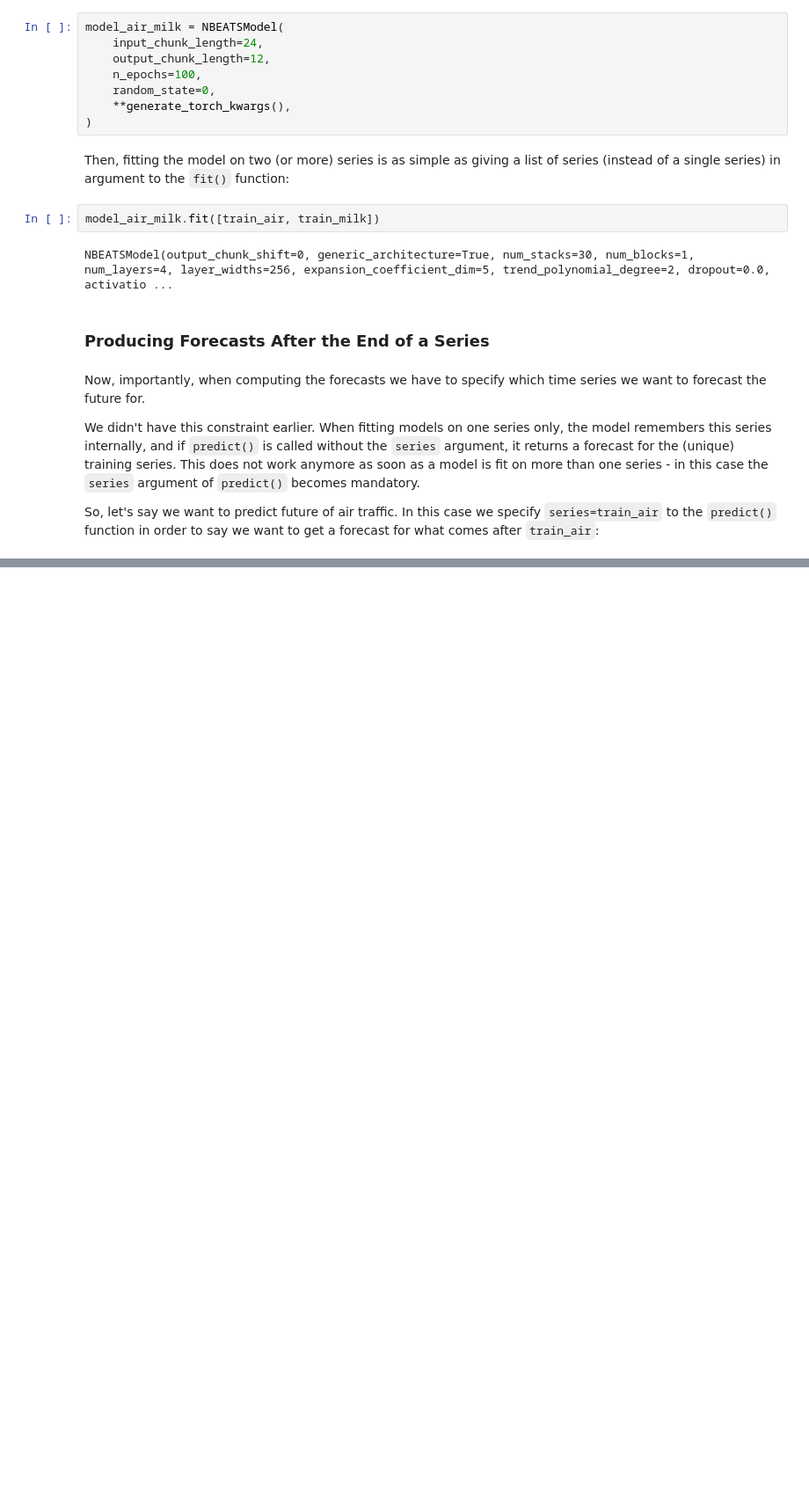
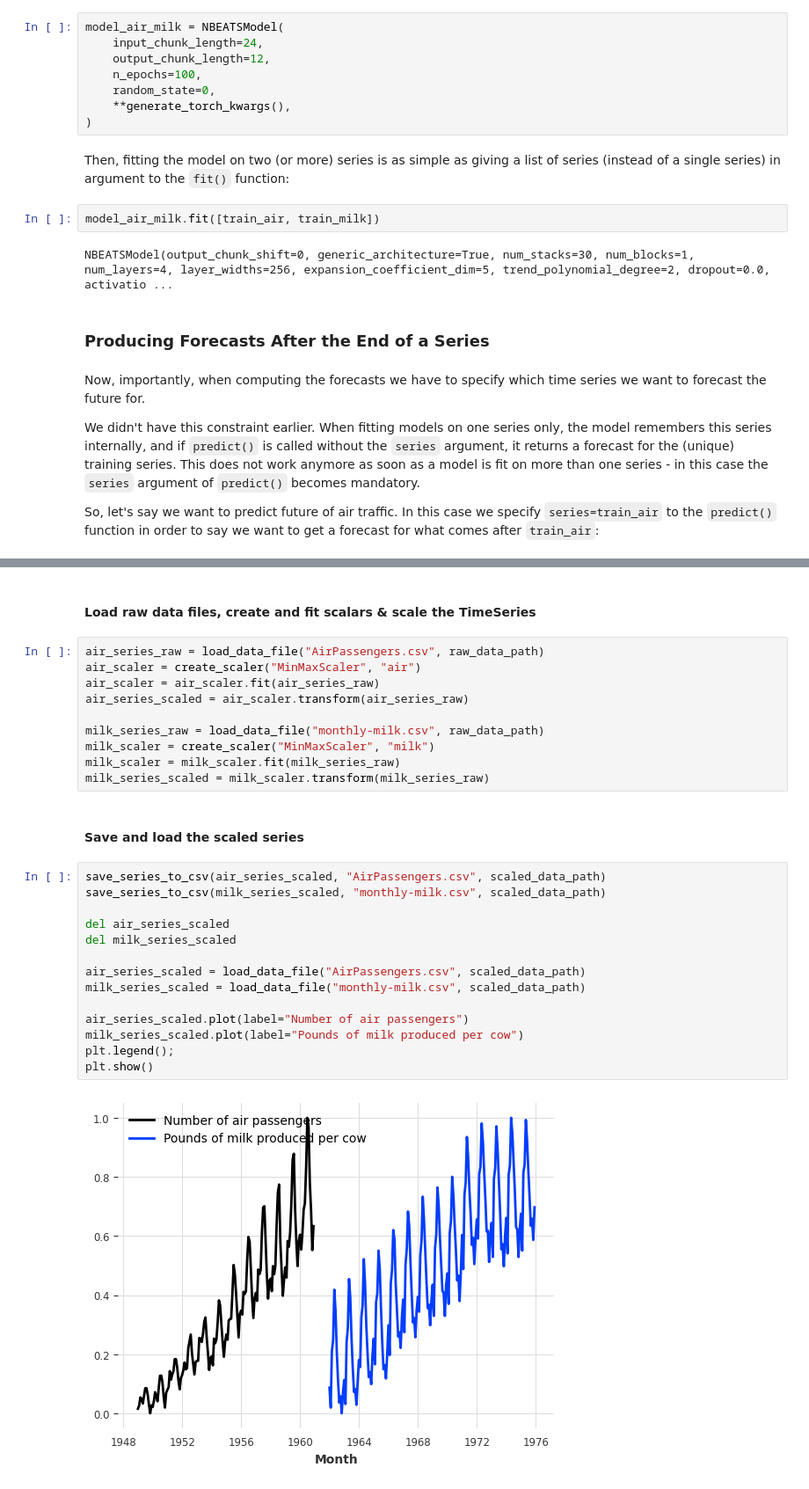
Before and after one commit to dshulman/darts, a Jupyter notebook: examples/101-Multi-time-series-from files.ipynb, the cells around one changed output, grey strips where cells are left out. Shown: that part at 88% size. Drawn from its saved outputs; the diff is of its cells as text; blank space fills up the shorter version.

```diff
--- a/examples/101-Multi-time-series-from files.ipynb
+++ b/examples/101-Multi-time-series-from files.ipynb
@@ -147,0 +197,30 @@ MAPE = 7.58%
+# %% [markdown]
+#### Load raw data files, create and fit scalars & scale the TimeSeries
+# %%
+air_series_raw = load_data_file("AirPassengers.csv", raw_data_path)
+air_scaler = create_scaler("MinMaxScaler", "air")
+air_scaler = air_scaler.fit(air_series_raw)
+air_series_scaled = air_scaler.transform(air_series_raw)
+
+milk_series_raw = load_data_file("monthly-milk.csv", raw_data_path)
+milk_scaler = create_scaler("MinMaxScaler", "milk")
+milk_scaler = milk_scaler.fit(milk_series_raw)
+milk_series_scaled = milk_scaler.transform(milk_series_raw)
+# %% [markdown]
+#### Save and load the scaled series
+# %%
+save_series_to_csv(air_series_scaled, "AirPassengers.csv", scaled_data_path)
+save_series_to_csv(milk_series_scaled, "monthly-milk.csv", scaled_data_path)
+
+del air_series_scaled
+del milk_series_scaled
+
+air_series_scaled = load_data_file("AirPassengers.csv", scaled_data_path)
+milk_series_scaled = load_data_file("monthly-milk.csv", scaled_data_path)
+
+air_series_scaled.plot(label="Number of air passengers")
+milk_series_scaled.plot(label="Pounds of milk produced per cow")
+plt.legend();
+plt.show()
+# %% [output]
+[figure, added]
```
Also changed, not shown: parts of 16 cells of this notebook, 2 other files.
